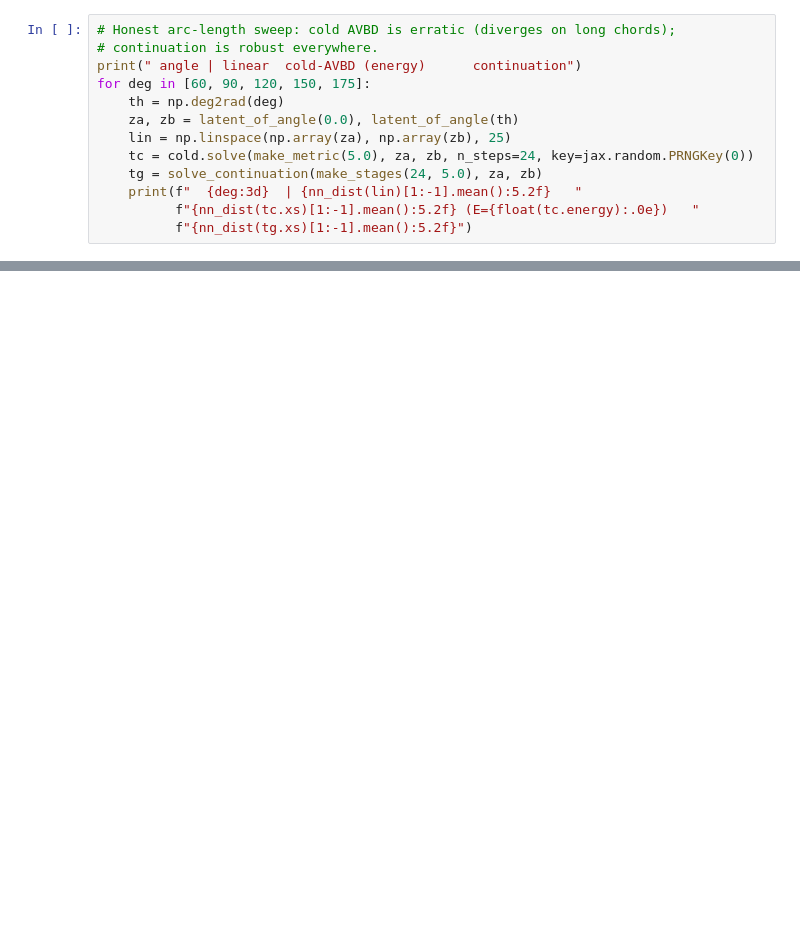
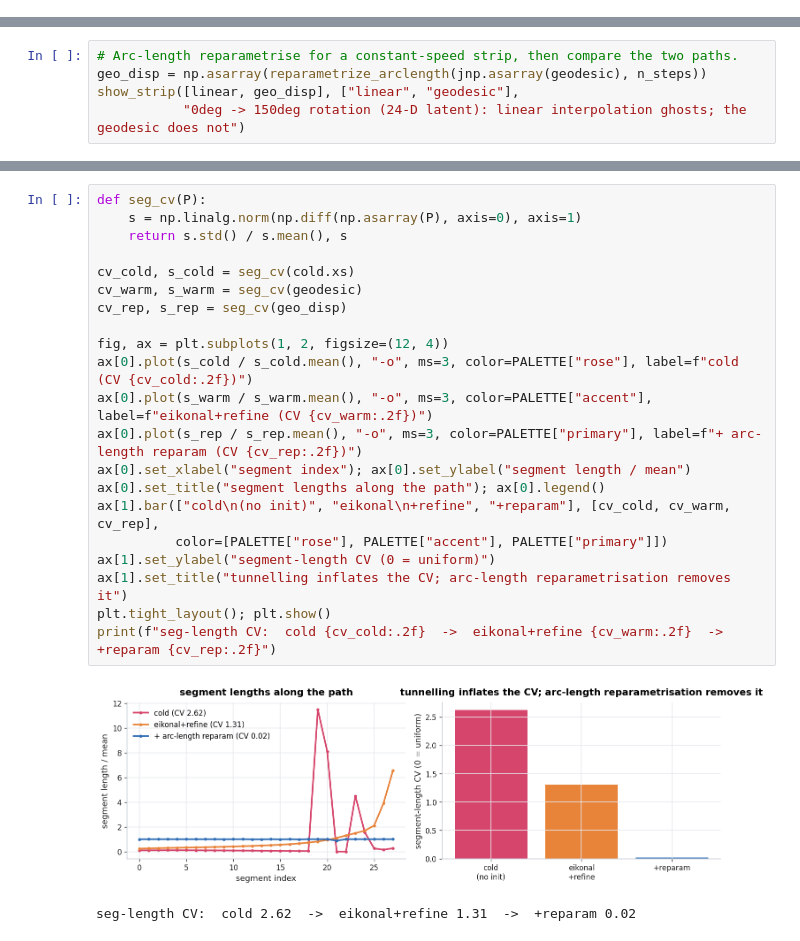
Before and after one commit to hubibala/finslerax, a Jupyter notebook: examples/notebooks/demo_high_dim_latent_geodesics.ipynb, the cells around one changed output, grey strips where cells are left out. Cells and saved outputs as stored; diff of their text form; blank space fills up the shorter version.

Commit message:
improved latent space notebook

```diff
--- a/examples/notebooks/demo_high_dim_latent_geodesics.ipynb
+++ b/examples/notebooks/demo_high_dim_latent_geodesics.ipynb
@@ -375,13 +0,0 @@ plt.tight_layout(); plt.show()
-# %%
-# Honest arc-length sweep: cold AVBD is erratic (diverges on long chords);
-# continuation is robust everywhere.
-print(" angle | linear  cold-AVBD (energy)      continuation")
-for deg in [60, 90, 120, 150, 175]:
-    th = np.deg2rad(deg)
-    za, zb = latent_of_angle(0.0), latent_of_angle(th)
-    lin = np.linspace(np.array(za), np.array(zb), 25)
-    tc = cold.solve(make_metric(5.0), za, zb, n_steps=24, key=jax.random.PRNGKey(0))
-    tg = solve_continuation(make_stages(24, 5.0), za, zb)
-    print(f"  {deg:3d}  | {nn_dist(lin)[1:-1].mean():5.2f}   "
-          f"{nn_dist(tc.xs)[1:-1].mean():5.2f} (E={float(tc.energy):.0e})   "
-          f"{nn_dist(tg.xs)[1:-1].mean():5.2f}")
@@ -468,0 +311,5 @@ HAM's single-cell work.
+# %%
+# Arc-length reparametrise for a constant-speed strip, then compare the two paths.
+geo_disp = np.asarray(reparametrize_arclength(jnp.asarray(geodesic), n_steps))
+show_strip([linear, geo_disp], ["linear", "geodesic"],
+           "0deg -> 150deg rotation (24-D latent): linear interpolation ghosts; the geodesic does not")
@@ -468,0 +355,24 @@ HAM's single-cell work.
+# %%
+def seg_cv(P):
+    s = np.linalg.norm(np.diff(np.asarray(P), axis=0), axis=1)
+    return s.std() / s.mean(), s
+
+cv_cold, s_cold = seg_cv(cold.xs)
+cv_warm, s_warm = seg_cv(geodesic)
+cv_rep, s_rep = seg_cv(geo_disp)
+
+fig, ax = plt.subplots(1, 2, figsize=(12, 4))
+ax[0].plot(s_cold / s_cold.mean(), "-o", ms=3, color=PALETTE["rose"], label=f"cold (CV {cv_cold:.2f})")
+ax[0].plot(s_warm / s_warm.mean(), "-o", ms=3, color=PALETTE["accent"], label=f"eikonal+refine (CV {cv_warm:.2f})")
+ax[0].plot(s_rep / s_rep.mean(), "-o", ms=3, color=PALETTE["primary"], label=f"+ arc-length reparam (CV {cv_rep:.2f})")
+ax[0].set_xlabel("segment index"); ax[0].set_ylabel("segment length / mean")
+ax[0].set_title("segment lengths along the path"); ax[0].legend()
+ax[1].bar(["cold\n(no init)", "eikonal\n+refine", "+reparam"], [cv_cold, cv_warm, cv_rep],
+          color=[PALETTE["rose"], PALETTE["accent"], PALETTE["primary"]])
+ax[1].set_ylabel("segment-length CV (0 = uniform)")
+ax[1].set_title("tunnelling inflates the CV; arc-length reparametrisation removes it")
+plt.tight_layout(); plt.show()
+print(f"seg-length CV:  cold {cv_cold:.2f}  ->  eikonal+refine {cv_warm:.2f}  ->  +reparam {cv_rep:.2f}")
+# %% [output]
+[figure, added]
+seg-length CV:  cold 2.62  ->  eikonal+refine 1.31  ->  +reparam 0.02
```
Also changed, not shown: parts of 42 cells of this notebook, 8 other files.
